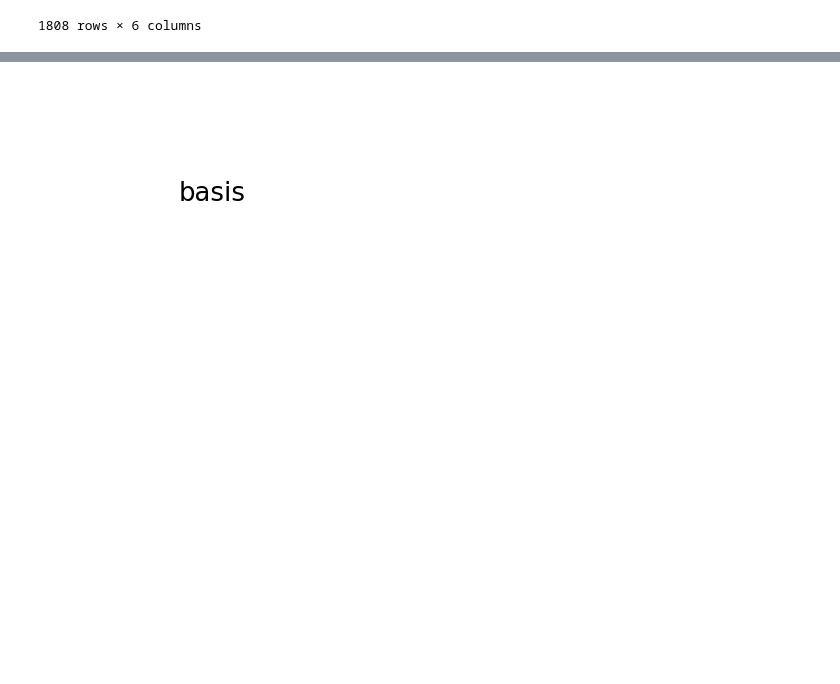
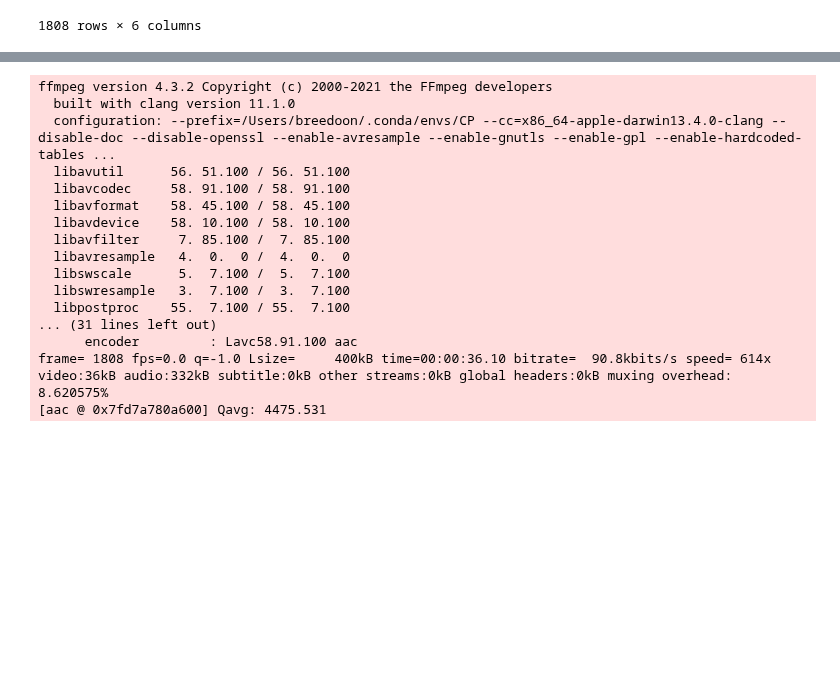
Before and after one commit to Breedoon/BookSync, a Jupyter notebook: __main__.ipynb, the cells around one changed output, grey strips where cells are left out. Cells and saved outputs as stored; diff of their text form; code cells hidden in the pictures; blank space fills up the shorter version.

```diff
--- a/__main__.ipynb
+++ b/__main__.ipynb
@@ -117,13 +147,14 @@ probs[:, 0] += probs[:, -1]  # mix spaces and blanks (they seem to be mixed up a
 #     0    0    0    0.7        0    0    0    0.7
 for i in range(1, len(probs)):
     probs[i, 1:-1] += probs[i, 0] * probs[i - 1, 1:-1]
+    # probs[i, 0] = probs[i, 0] * step_volume_scores[i]
     # probs[i, [0, -1]] = 1 - probs[i, 1:-1].sum()
     # probs[i, :-1] += probs[i, -1] * probs[i - 1, :-1]
     # probs[i, [0, -1]] = 1 - probs[i, :-1].sum()
 
 trpt_ind_map = pd.Series(np.arange(len(alph)), index=alph)
 
-trpt_inds = trpt_ind_map[list(transcript)].values
+trpt_inds = trpt_ind_map[list(sub_transcript)].values
 # p_fit = probs[:, trpt_inds]
 
 # mapping = pd.DataFrame(p_fit, columns=list(transcript))
@@ -135,8 +166,7 @@ from importlib import reload
 reload(utils.fastdtw)
 from utils.fastdtw import fastdtw
 
-trpt_inds = trpt_ind_map[list(transcript)].values
-dist, path = fastdtw(np.arange(len(probs)), trpt_inds, radius=50,
+dist, path = fastdtw(np.arange(len(probs)), trpt_inds, radius=20,
                      dist=lambda mat_i, trpt_i: -probs[int(mat_i), int(trpt_i)])
 print('fit:', -dist / len(logits))
 # %% [output]
@@ -162,30 +186,12 @@ fit: 0.6423517559854556
 # %%
-shift_by_ts = 10  # shift transcript back by 10 * 20 = 200 ms
+shift_by_ts = len(logits) - len(step_samples)  # shift transcript back by 10 * 20 = 200 ms
 sub_path = np.array(path)
 sub_path[:-shift_by_ts, 1] = sub_path[shift_by_ts:, 1]
 sub_path_cost = probs[sub_path[:, 0], trpt_inds[sub_path[:, 1]]]
 # np.roll(sub_path[:, 1], shift_by_ts)[shift_by_ts:]
 # %%
-import struct
-import wave
-
-
-def read_samples(wave_file, nb_frames):
-    frame_data = wave_file.readframes(nb_frames)
-    if frame_data:
-        sample_width = wave_file.getsampwidth()
-        nb_samples = len(frame_data) // sample_width
-        format = {1: "%db", 2: "<%dh", 4: "<%dl"}[sample_width] % nb_samples
-        return struct.unpack(format, frame_data)
-    else:
-        return ()
-
-
-w = wave.open(wav_audio_file, 'r')
-samples = np.array(read_samples(w, w.getnframes()))
 fig, [ax3, ax1, ax2] = plt.subplots(nrows=3, ncols=1, figsize=(end_t / 20, 5), gridspec_kw=dict(height_ratios=[1, 1, 4]))
 
-sub_samples = samples#[int(start_s * w.getframerate()):int(end_s * w.getframerate())].copy()
 
 t = np.linspace(0, len(sub_samples) / w.getframerate(), len(sub_samples))
 ax2.plot(t, sub_samples, color='pink', lw=1)
@@ -194,7 +200,7 @@ next_j = sub_path[1][1]
 for i, (rec_i, trpt_i) in enumerate(sub_path[:-1]):
     next_j = sub_path[i + 1][1]
     if rec_i != next_j:
-        ax1.annotate(transcript[trpt_i], xy=(rec_i * STEP_MS / 1000, 0.5))
+        ax1.annotate(sub_transcript[trpt_i], xy=(rec_i * STEP_MS / 1000, 0.5))
     # print(i, j, transcript[i])
 
 ax3.plot(np.linspace(0, len(probs) * STEP_MS / 1000, num=len(probs)), sub_path_cost, color='k')
@@ -236,33 +242,60 @@ def animate(step):
         word = ''
     else:
         word_i = int(word_i)
-        word = transcript[word_starts[word_i]: word_ends[word_i]]
+        word = sub_transcript[word_starts[word_i]: word_ends[word_i]]
     return [plt.annotate(word, xy=(0.5, 0.5), fontsize=26, ha='center', va='center')]
 
 
 class tqdmlist(list):
     """Custom class to show the progress of the animation creation with tqdm (to not bother with progress callback)"""
 
     def __iter__(self):
         return self.tqdm_iter(super(tqdmlist, self).__iter__())
 
     @staticmethod
     def tqdm_iter(itr):
         for it in tqdm(list(itr)):  # to list to show progress
             yield it
 
 
 fig = plt.figure()
 
 frames = tqdmlist([animate(step) for step in tqdm(range(len(sub_path)))])
 anim = animation.ArtistAnimation(fig, frames, interval=STEP_MS, blit=True)
 
 animation_output_file = 'out/animation.mp4'
 
 # If animation file already exists
 if os.path.exists(animation_output_file):
     os.remove(animation_output_file)
 
 anim.save('out/animation.mp4', writer='ffmpeg')
+output_file = 'out/out.mp4'
+
+if os.path.exists(output_file):
+    os.remove(output_file)
+
+cmd = f"ffmpeg -i out/animation.mp4 -i {wav_audio_file} -c:v copy -c:a aac {output_file}"
+os.system(cmd)
+
+# Remove animation file
+os.remove(animation_output_file)
 # %% [output]
+ffmpeg version 4.3.2 Copyright (c) 2000-2021 the FFmpeg developers
+  built with clang version 11.1.0
+  configuration: --prefix=/Users/breedoon/.conda/envs/CP --cc=x86_64-apple-darwin13.4.0-clang --disable-doc --disable-openssl --enable-avresample --enable-gnutls --enable-gpl --enable-hardcoded-tables ...
+  libavutil      56. 51.100 / 56. 51.100
+  libavcodec     58. 91.100 / 58. 91.100
+  libavformat    58. 45.100 / 58. 45.100
+  libavdevice    58. 10.100 / 58. 10.100
+  libavfilter     7. 85.100 /  7. 85.100
+  libavresample   4.  0.  0 /  4.  0.  0
+  libswscale      5.  7.100 /  5.  7.100
+  libswresample   3.  7.100 /  3.  7.100
+  libpostproc    55.  7.100 / 55.  7.100
+... (31 lines left out)
+      encoder         : Lavc58.91.100 aac
+frame= 1808 fps=0.0 q=-1.0 Lsize=     400kB time=00:00:36.10 bitrate=  90.8kbits/s speed= 614x
+video:36kB audio:332kB subtitle:0kB other streams:0kB global headers:0kB muxing overhead: 8.620575%
+[aac @ 0x7fd7a780a600] Qavg: 4475.531
-[figure, old version]
+[figure, new version]
```
Also changed, not shown: parts of 7 cells of this notebook.
